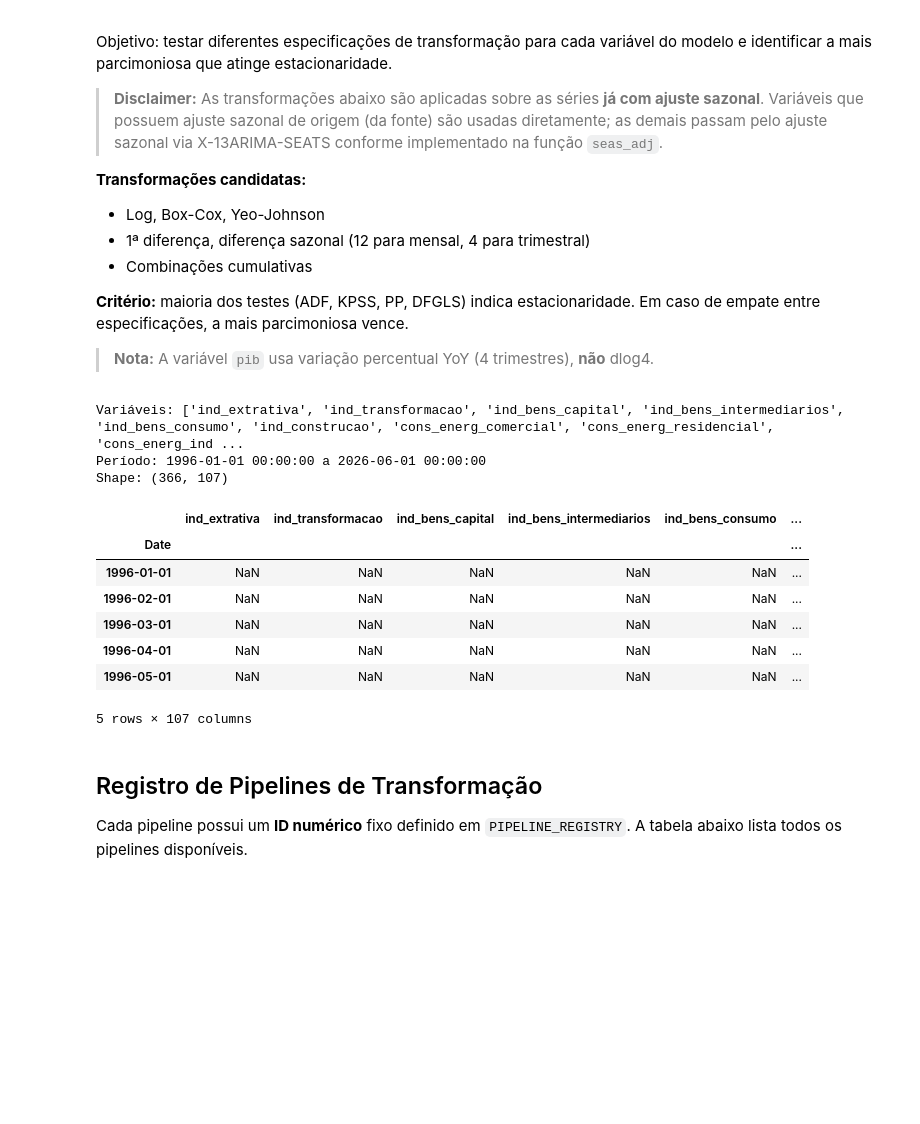
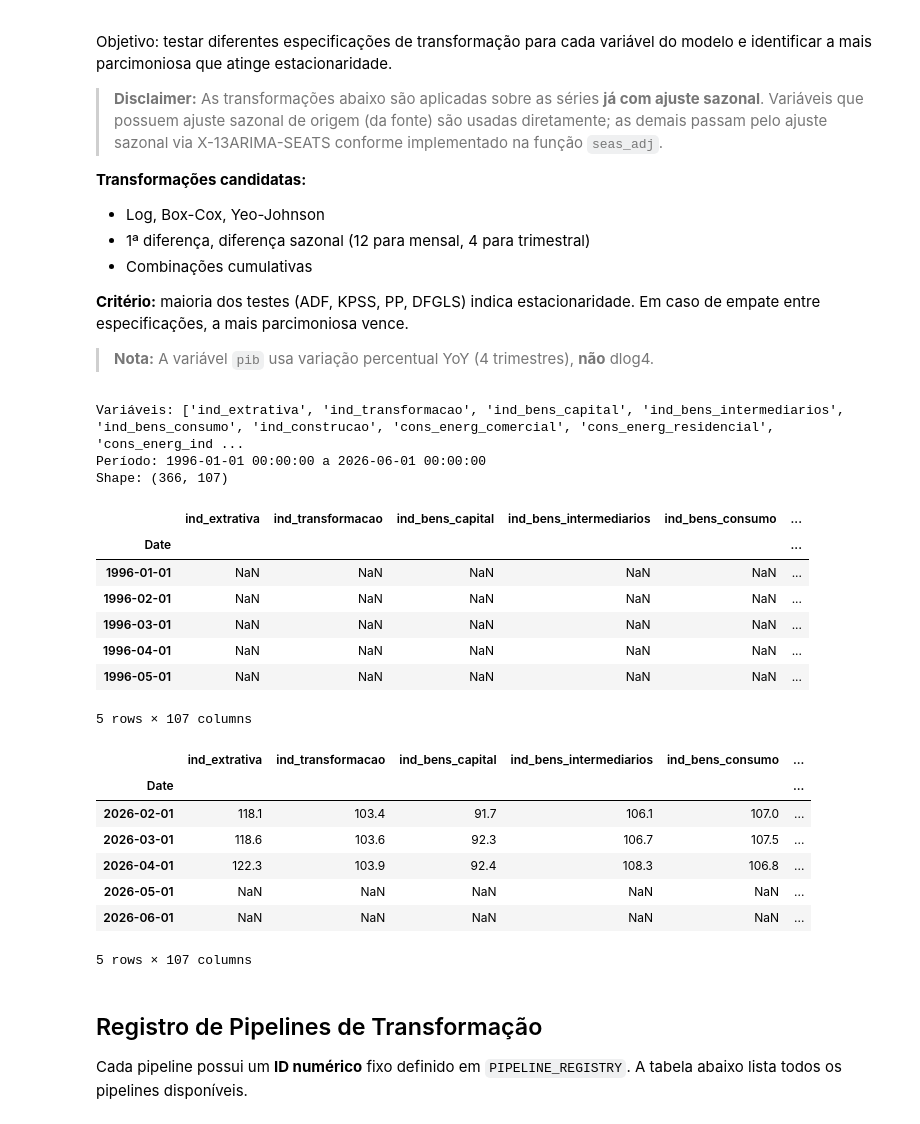
Before and after one commit to davi-lisboa/PIB-Nowcast, a Jupyter notebook: notebooks/stationarity_study.ipynb, the cells around one changed output. Saved outputs shown, nothing was run; the diff lists cells and outputs as text; code cells hidden in the pictures; blank space fills up the shorter version.

```diff
--- a/notebooks/stationarity_study.ipynb
+++ b/notebooks/stationarity_study.ipynb
@@ -47,36 +79,47 @@ start = dt.datetime.now()
 # %% Carregar dados (já com ajuste sazonal)
 specs_df = pd.read_csv(SERIES_SPEC, sep=';')
 start_date = '1996-01-01'
 
 try:
     # Coleta de arquivo persistido
     full_data = pd.read_excel(LAST_DATA, sheet_name='full_dataset', index_col='Date')
-    full_data = seas_adj(full_data, specs_df)
 
 except:
     # Coleta via API
     full_data = get_data(specs_df, start_date)
-    full_data = seas_adj(full_data, specs_df)
+
+# Ajuste sazonal
+# full_data = seas_adj(full_data, specs_df)
+full_data = seas_adj_stl_parallel(full_data, specs_df)
 
 # Frequência por variável
 freq_map = specs_df.set_index('variable')['frequency'].to_dict()
 
 print(f"Variáveis: {list(full_data.columns)}")
 print(f"Período: {full_data.index.min()} a {full_data.index.max()}")
 print(f"Shape: {full_data.shape}")
-full_data.head()
+display(full_data.head())
+display(full_data.tail())
 # %% [output]
 Variáveis: ['ind_extrativa', 'ind_transformacao', 'ind_bens_capital', 'ind_bens_intermediarios', 'ind_bens_consumo', 'ind_construcao', 'cons_energ_comercial', 'cons_energ_residencial', 'cons_energ_ind ...
 Período: 1996-01-01 00:00:00 a 2026-06-01 00:00:00
 Shape: (366, 107)
 |  | ind_extrativa | ind_transformacao | ind_bens_capital | ind_bens_intermediarios | ind_bens_consumo | ... |
 | Date |  |  |  |  |  | ... |
 | 1996-01-01 | NaN | NaN | NaN | NaN | NaN | ... |
 | 1996-02-01 | NaN | NaN | NaN | NaN | NaN | ... |
 | 1996-03-01 | NaN | NaN | NaN | NaN | NaN | ... |
 | 1996-04-01 | NaN | NaN | NaN | NaN | NaN | ... |
 | 1996-05-01 | NaN | NaN | NaN | NaN | NaN | ... |
 5 rows × 107 columns
+|  | ind_extrativa | ind_transformacao | ind_bens_capital | ind_bens_intermediarios | ind_bens_consumo | ... |
+| Date |  |  |  |  |  | ... |
+| 2026-02-01 | 118.1 | 103.4 | 91.7 | 106.1 | 107.0 | ... |
+| 2026-03-01 | 118.6 | 103.6 | 92.3 | 106.7 | 107.5 | ... |
+| 2026-04-01 | 122.3 | 103.9 | 92.4 | 108.3 | 106.8 | ... |
+| 2026-05-01 | NaN | NaN | NaN | NaN | NaN | ... |
+| 2026-06-01 | NaN | NaN | NaN | NaN | NaN | ... |
+5 rows × 107 columns
 # %% [markdown]
 ## Registro de Pipelines de Transformação
 
```
Also changed, not shown: parts of 8 cells of this notebook, 5 other files.
